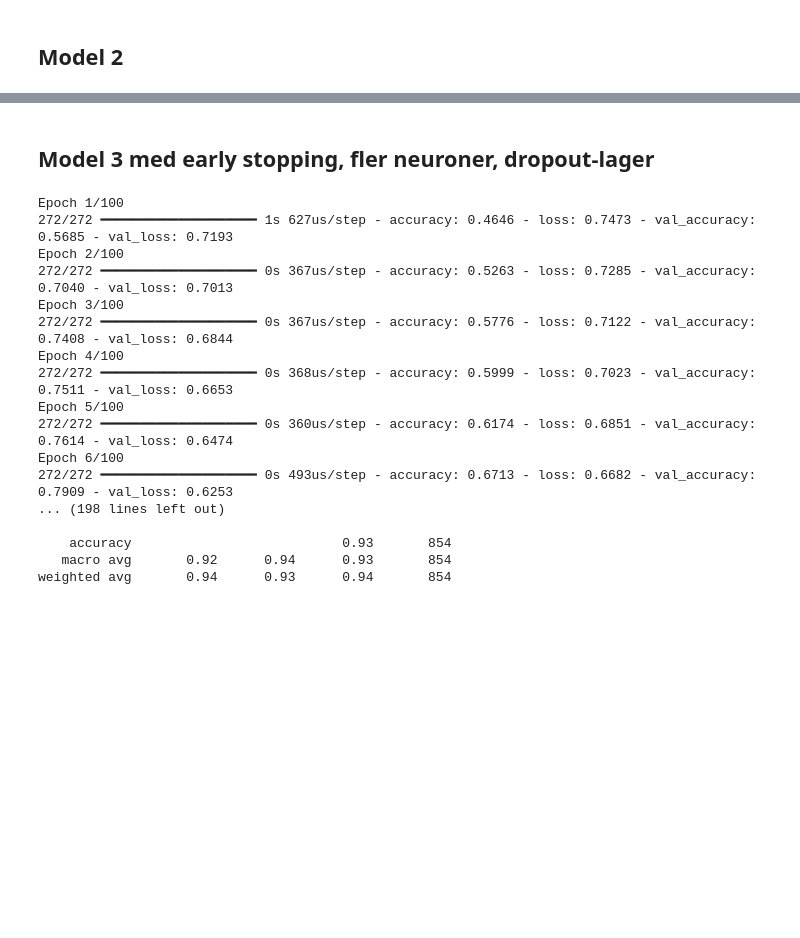
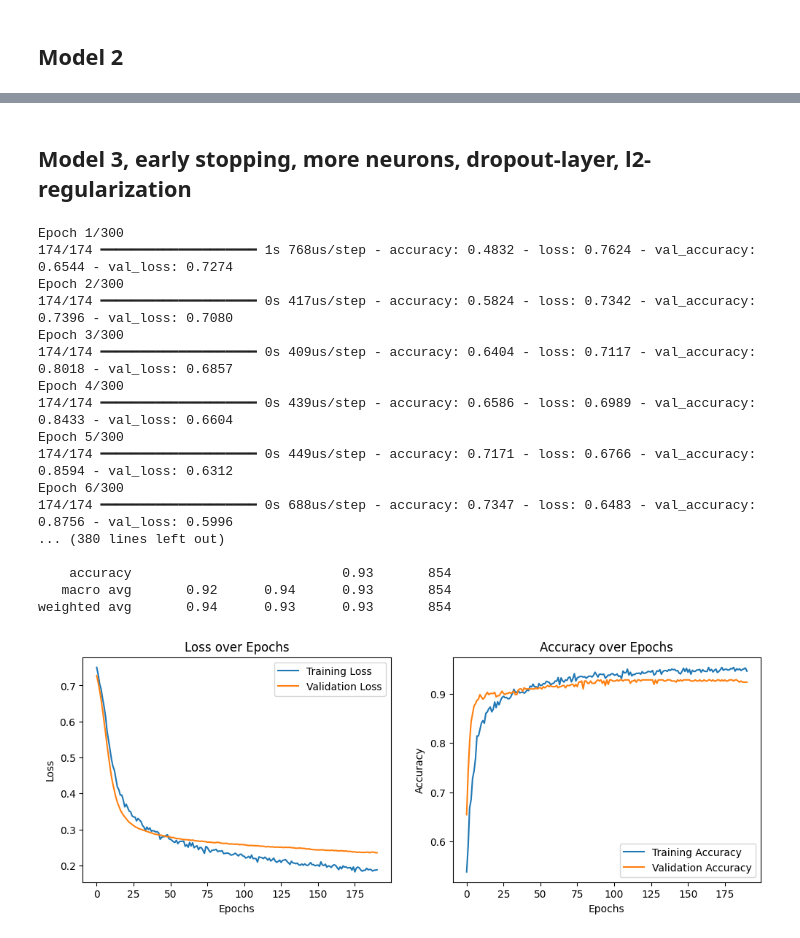
Before and after one commit to mariebayard/loan_approval_prediction_dataset, a Jupyter notebook: loan_tf.ipynb, the cells around one changed output, grey strips where cells are left out. Saved outputs shown, nothing was run; the diff lists cells and outputs as text; code cells hidden in the pictures; blank space fills up the shorter version.

```diff
--- a/loan_tf.ipynb
+++ b/loan_tf.ipynb
@@ -339,40 +339,60 @@ Epoch 36/36
 # %% [markdown]
-## Model 3 med early stopping, fler neuroner, dropout-lager
+## Model 3, early stopping, more neurons, dropout-layer, l2-regularization
 # %%
 X_train_resampled, X_val, y_train_resampled, y_val = train_test_split(X_train_resampled, y_train_resampled, test_size=0.2, random_state=42)
 tf_model = tf.keras.models.Sequential()
 tf_model.add(tf.keras.Input(shape=(11,)))
 tf_model.add(tf.keras.layers.Dense(64, activation='relu', kernel_regularizer=tf.keras.regularizers.l2(0.001)))
 tf_model.add(tf.keras.layers.Dropout(0.3))
 tf_model.add(tf.keras.layers.Dense(32, activation='relu', kernel_regularizer=tf.keras.regularizers.l2(0.001)))
 tf_model.add(tf.keras.layers.Dropout(0.3))
 tf_model.add(tf.keras.layers.Dense(1, activation='sigmoid'))
 
 opt = tf.keras.optimizers.Adam(learning_rate=0.0001)
 tf_model.compile(optimizer=opt, loss='binary_crossentropy', metrics=['accuracy'])
 
 early_stopping = tf.keras.callbacks.EarlyStopping(monitor='val_loss', patience=5)
-tf_model.fit(X_train_resampled, y_train_resampled, epochs=100, validation_data=(X_val, y_val), batch_size=10, callbacks=[early_stopping])
+history= tf_model.fit(X_train_resampled, y_train_resampled, epochs=300, validation_data=(X_val, y_val), batch_size=10, callbacks=[early_stopping])
 
 y_pred=tf_model.predict(X_test).ravel()
 y_pred_classes=(y_pred>0.5).astype(int)
 print('Confusion matrix:\n', confusion_matrix(y_test, y_pred_classes))
 print('\nClassification Report:\n', classification_report(y_test, y_pred_classes))
+
+plt.figure(figsize=(12,4))
+plt.subplot (1,2,1)
+plt.plot(history.history['loss'], label='Training Loss')
+plt.plot(history.history['val_loss'], label='Validation Loss')
+plt.title('Loss over Epochs')
+plt.xlabel('Epochs')
+plt.ylabel('Loss')
+plt.legend()
+
+plt.subplot(1,2,2)
+plt.plot(history.history['accuracy'], label='Training Accuracy')
+plt.plot(history.history['val_accuracy'], label='Validation Accuracy')
+plt.title('Accuracy over Epochs')
+plt.xlabel('Epochs')
+plt.ylabel('Accuracy')
+plt.legend()
+
+plt.show()
 # %% [output]
-Epoch 1/100
-272/272 ━━━━━━━━━━━━━━━━━━━━ 1s 627us/step - accuracy: 0.4646 - loss: 0.7473 - val_accuracy: 0.5685 - val_loss: 0.7193
-Epoch 2/100
-272/272 ━━━━━━━━━━━━━━━━━━━━ 0s 367us/step - accuracy: 0.5263 - loss: 0.7285 - val_accuracy: 0.7040 - val_loss: 0.7013
-Epoch 3/100
-272/272 ━━━━━━━━━━━━━━━━━━━━ 0s 367us/step - accuracy: 0.5776 - loss: 0.7122 - val_accuracy: 0.7408 - val_loss: 0.6844
-Epoch 4/100
-272/272 ━━━━━━━━━━━━━━━━━━━━ 0s 368us/step - accuracy: 0.5999 - loss: 0.7023 - val_accuracy: 0.7511 - val_loss: 0.6653
-Epoch 5/100
-272/272 ━━━━━━━━━━━━━━━━━━━━ 0s 360us/step - accuracy: 0.6174 - loss: 0.6851 - val_accuracy: 0.7614 - val_loss: 0.6474
-Epoch 6/100
-272/272 ━━━━━━━━━━━━━━━━━━━━ 0s 493us/step - accuracy: 0.6713 - loss: 0.6682 - val_accuracy: 0.7909 - val_loss: 0.6253
-... (198 lines left out)
+Epoch 1/300
+174/174 ━━━━━━━━━━━━━━━━━━━━ 1s 768us/step - accuracy: 0.4832 - loss: 0.7624 - val_accuracy: 0.6544 - val_loss: 0.7274
+Epoch 2/300
+174/174 ━━━━━━━━━━━━━━━━━━━━ 0s 417us/step - accuracy: 0.5824 - loss: 0.7342 - val_accuracy: 0.7396 - val_loss: 0.7080
+Epoch 3/300
+174/174 ━━━━━━━━━━━━━━━━━━━━ 0s 409us/step - accuracy: 0.6404 - loss: 0.7117 - val_accuracy: 0.8018 - val_loss: 0.6857
+Epoch 4/300
+174/174 ━━━━━━━━━━━━━━━━━━━━ 0s 439us/step - accuracy: 0.6586 - loss: 0.6989 - val_accuracy: 0.8433 - val_loss: 0.6604
+Epoch 5/300
+174/174 ━━━━━━━━━━━━━━━━━━━━ 0s 449us/step - accuracy: 0.7171 - loss: 0.6766 - val_accuracy: 0.8594 - val_loss: 0.6312
+Epoch 6/300
+174/174 ━━━━━━━━━━━━━━━━━━━━ 0s 688us/step - accuracy: 0.7347 - loss: 0.6483 - val_accuracy: 0.8756 - val_loss: 0.5996
+... (380 lines left out)
 
     accuracy                           0.93       854
    macro avg       0.92      0.94      0.93       854
-weighted avg       0.94      0.93      0.94       854
+weighted avg       0.94      0.93      0.93       854
+[figure, added]
```
Also changed, not shown: parts of 11 cells of this notebook, 2 other files.
